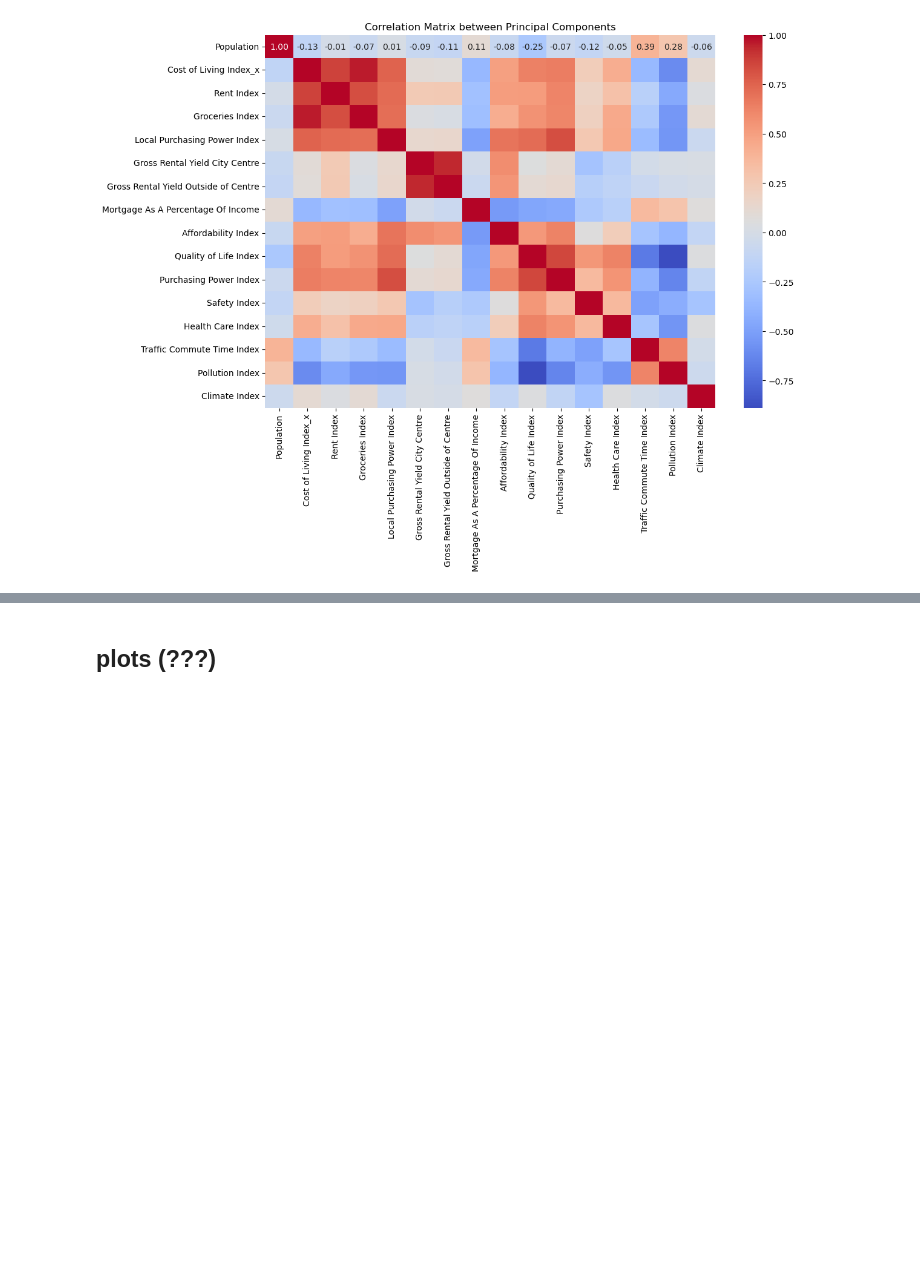
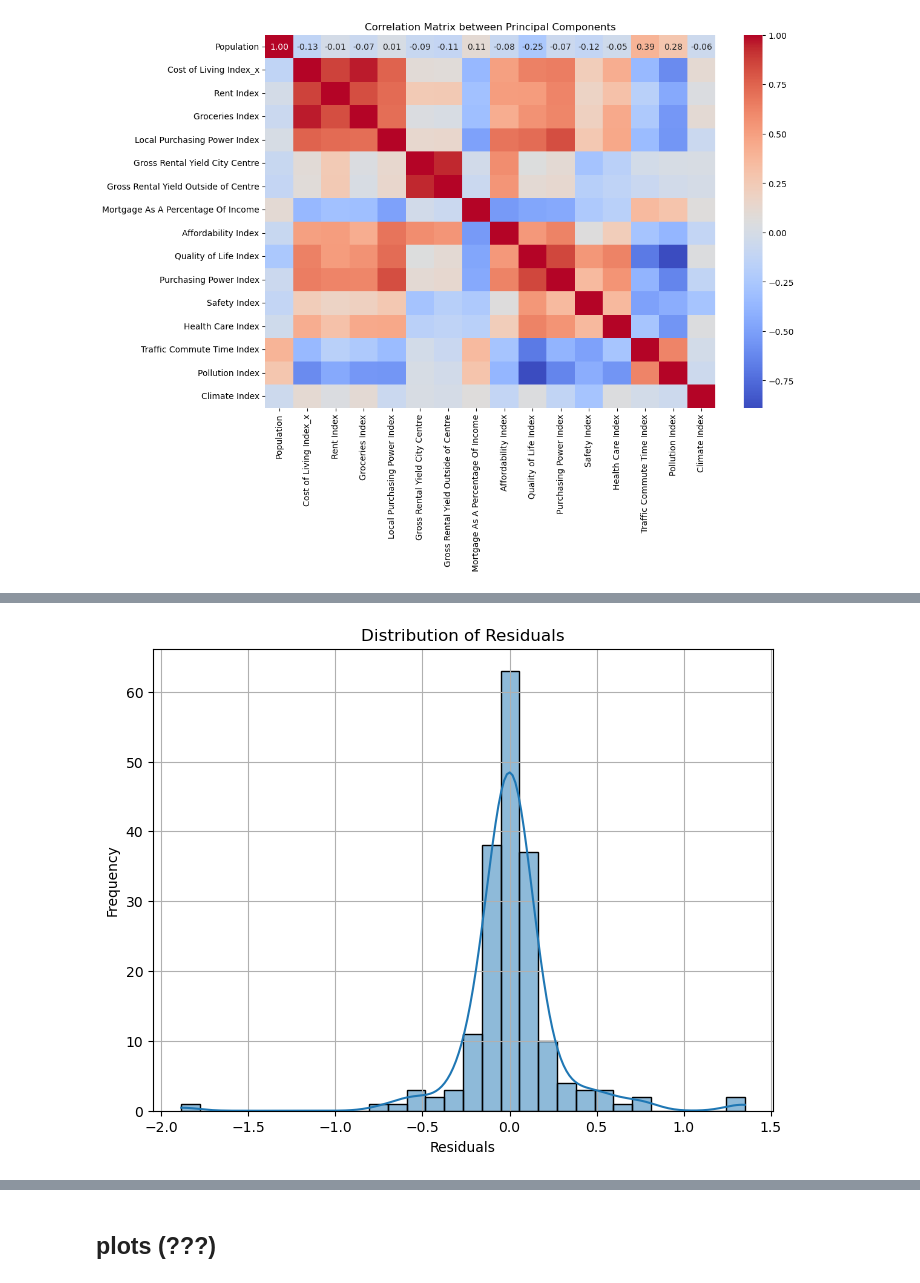
Before and after one commit to ronmaccms/DE_Team, a Jupyter notebook: 05_data_eng_cities_kpis.ipynb, the cells around one changed output, grey strips where cells are left out. Cells and saved outputs as stored; diff of their text form; code cells hidden in the pictures; blank space fills up the shorter version.

```diff
--- a/05_data_eng_cities_kpis.ipynb
+++ b/05_data_eng_cities_kpis.ipynb
@@ -652,0 +453,16 @@ Test RMSE: 0.74
+# %%
+# X-axis (Residuals): This axis represents the values of the residuals, which are the differences between the observed (actual) values and the predicted values from the regression model. Each bar on the x-axis corresponds to a range of residual values
+# Y-axis (Frequency): This axis represents the frequency of occurrence of the residuals within each range. It indicates how many data points fall into each range of residual values.
+# Histogram Bars: The bars in the histogram represent the frequency of residuals falling within each range. The height of each bar indicates the number of data points with residuals within that range.
+# A "correct" distribution of residuals plot should exhibit a symmetric bell-shaped curve, with the KDE curve closely following the histogram bars.The distribution should be approximately normal, indicating that the residuals are randomly and independently distributed around zero.
+
+# Distribution of residuals
+plt.figure(figsize=(8, 6))
+sns.histplot(residuals_test, bins=30, kde=True)
+plt.title('Distribution of Residuals')
+plt.xlabel('Residuals')
+plt.ylabel('Frequency')
+plt.grid(True)
+plt.show()
+# %% [output]
+[figure, added]
```
Also changed, not shown: parts of 45 cells of this notebook, 3 other files.
